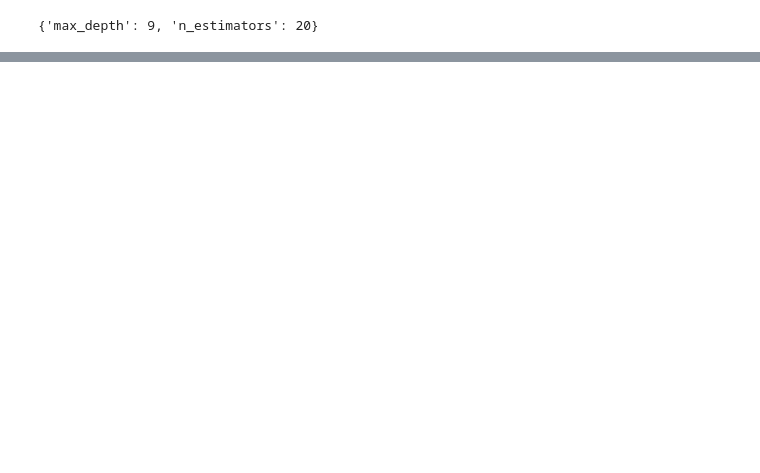
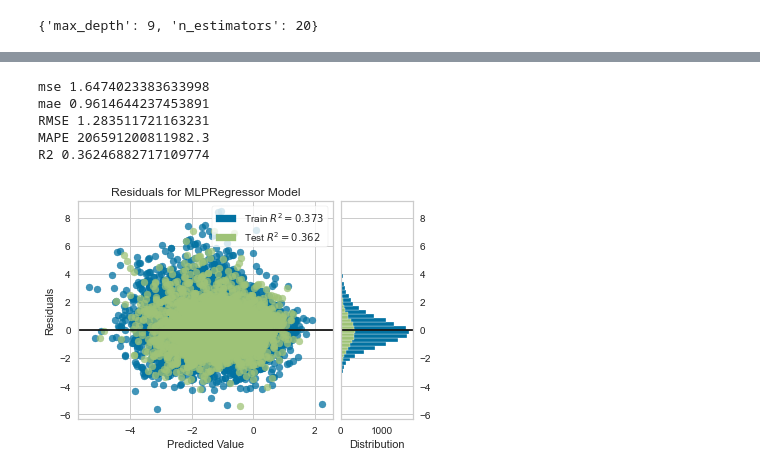
Before and after one commit to omer-kati/Fifa-predictions, a Jupyter notebook: testingModelsOverall.ipynb, the cells around one changed output, grey strips where cells are left out. Cells and saved outputs as stored; diff of their text form; code cells hidden in the pictures; blank space fills up the shorter version.

```diff
--- a/testingModelsOverall.ipynb
+++ b/testingModelsOverall.ipynb
@@ -154,0 +158,35 @@ R2 0.3185740349723375
+# %%
+scaler = MinMaxScaler()
+
+x_data = scaler.fit_transform(pd.read_csv("source.csv").drop(columns=[
+    "sofifa_id",
+    "GK",
+    "value_eur",
+    "international_reputation",
+    "overall",
+    "potential",
+    "data_year",
+    "wage_eur"
+]))
+y_data = pd.read_csv("target_overall.csv").to_numpy()
+
+x_train, x_test, y_train, y_test = train_test_split(x_data, y_data, test_size=0.2, random_state=42)
+
+regr = MLPRegressor(random_state=1, max_iter=500, early_stopping=True).fit(x_train, y_train.ravel())
+
+predictions = regr.predict(x_test)
+print("mse",mean_squared_error(y_test.ravel(),predictions))
+print("mae",mean_absolute_error(y_test.ravel(),predictions))
+print("RMSE", mean_squared_error(y_test.ravel(), predictions, squared=False))
+print("MAPE", mean_absolute_percentage_error(y_test.ravel(), predictions))
+print("R2", r2_score(y_test.ravel(), predictions))
+# %% [output]
+mse 1.6474023383633998
+mae 0.9614644237453891
+RMSE 1.283511721163231
+MAPE 206591200811982.3
+R2 0.36246882717109774
+# %%
+viz = residuals_plot(MLPRegressor(random_state=1, max_iter=500, early_stopping=True), x_train, y_train.ravel(), x_test, y_test.ravel())
+# %% [output]
+[figure, added]
```
Also changed, not shown: parts of 4 cells of this notebook, 22 other files.
